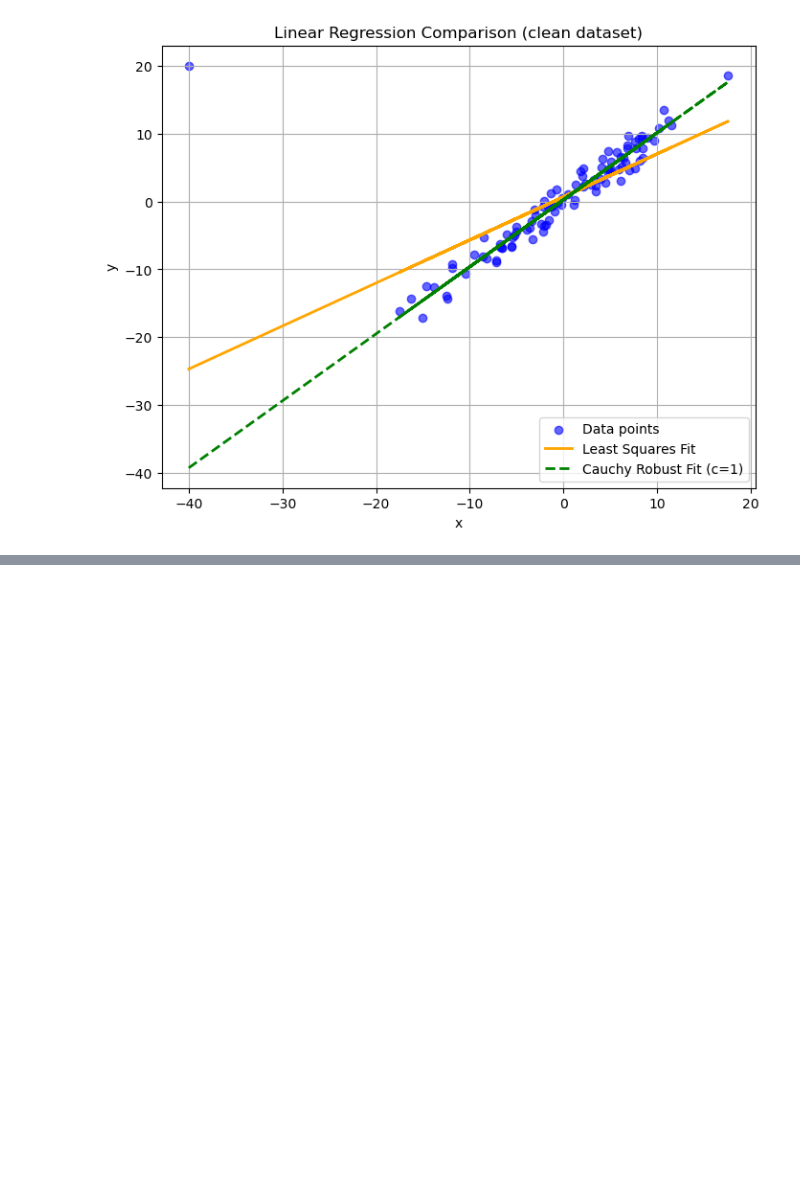
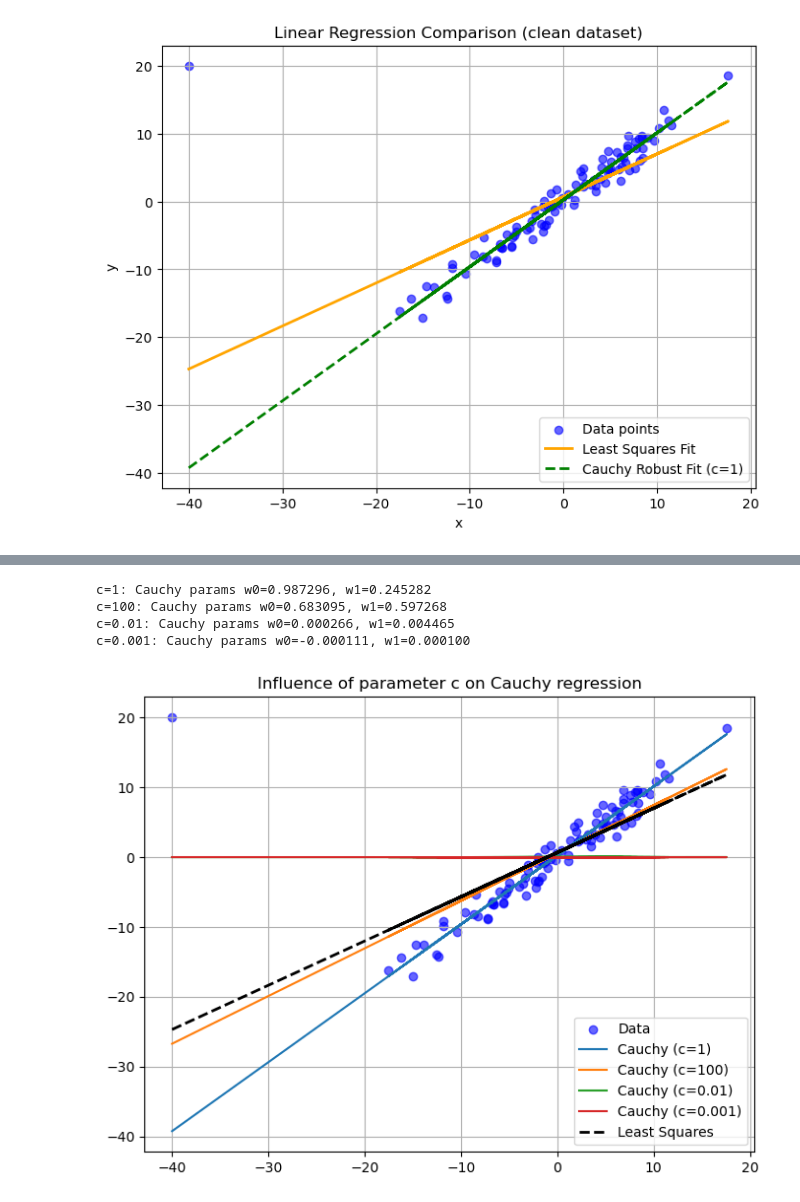
Before and after one commit to jcalataiut/Practiques_Optimization, a Jupyter notebook: prac_3.ipynb, the cells around one changed output, grey strips where cells are left out. Drawn from its saved outputs; the diff is of its cells as text; code cells hidden in the pictures; blank space fills up the shorter version.

```diff
--- a/prac_3.ipynb
+++ b/prac_3.ipynb
@@ -213,0 +302,47 @@ Cauchy Robust Fit (c=1): w0 = 0.9873, w1 = 0.2453
+# %%
+### EX 6 ###
+
+import numpy as np
+
+def linear_ls_closed_form(points):
+    """
+    Closed-form least squares solution for y = w0*x + w1
+    using normal equations.
+    Returns (w0, w1).
+    """
+    x = points[:, 0]
+    y = points[:, 1]
+    X = np.vstack([x, np.ones(len(x))]).T  # Design matrix
+    w = np.linalg.inv(X.T @ X) @ X.T @ y
+    return w[0], w[1]
+
+
+# Dataset with one outlier
+points = generate_points(angle_deg=45, seed=0)
+points[0] = [-40, 20]  # add one strong outlier
+
+c_values = [1, 100, 0.01, 0.001]
+w_ls = linear_ls_closed_form(points)
+
+# Plot the fits for different c values
+plt.figure(figsize=(8, 6))
+x = points[:, 0]
+y = points[:, 1]
+plt.scatter(x, y, color='blue', alpha=0.6, label='Data')
+
+for c in c_values:
+    w_cauchy = gradient_descent_robust(points, c=c)
+    y_cauchy = w_cauchy[0] * x + w_cauchy[1]
+    plt.plot(x, y_cauchy, label=f'Cauchy (c={c})')
+    print(f"c={c}: Cauchy params w0={w_cauchy[0]:.6f}, w1={w_cauchy[1]:.6f}")
+
+y_ls = w_ls[0] * x + w_ls[1]
+plt.plot(x, y_ls, color='black', linestyle='--', linewidth=2, label='Least Squares')
+plt.legend(); plt.title("Influence of parameter c on Cauchy regression"); plt.grid(True)
+plt.show()
+# %% [output]
+c=1: Cauchy params w0=0.987296, w1=0.245282
+c=100: Cauchy params w0=0.683095, w1=0.597268
+c=0.01: Cauchy params w0=0.000266, w1=0.004465
+c=0.001: Cauchy params w0=-0.000111, w1=0.000100
+[figure, added]
```
Also changed, not shown: parts of 5 cells of this notebook.
